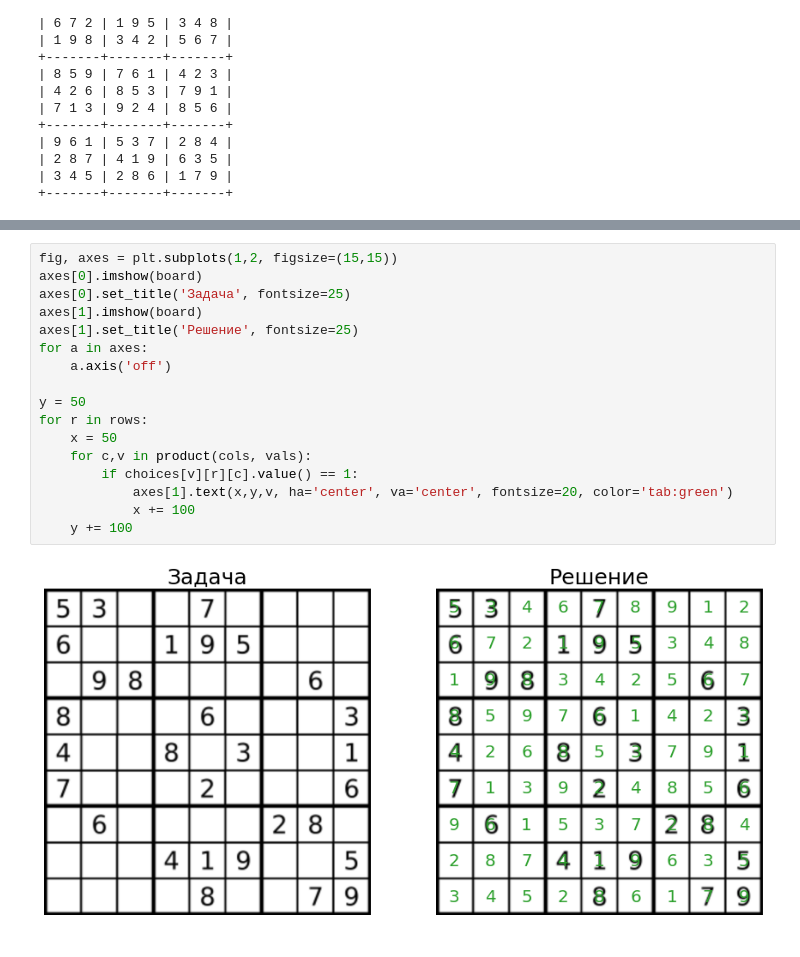
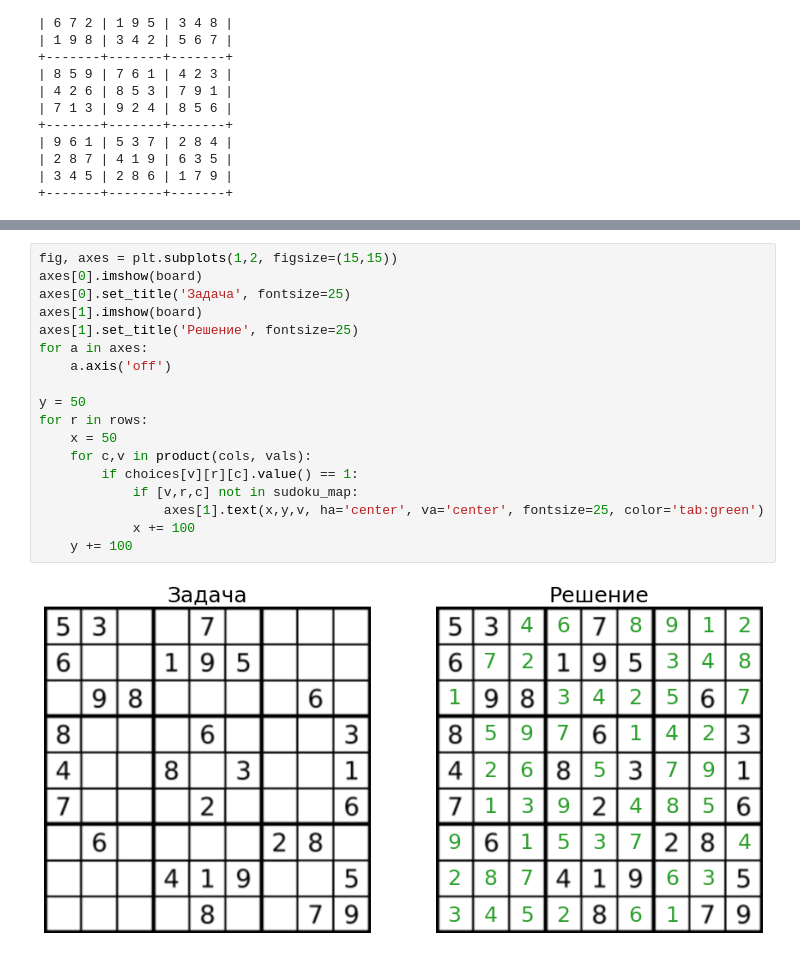
Before and after one commit to Rhinestone1337/sudoku-solver, a Jupyter notebook: sudoku pulp opencv.ipynb, the cells around one changed output, grey strips where cells are left out. Drawn from its saved outputs; the diff is of its cells as text.

```diff
--- a/sudoku pulp opencv.ipynb
+++ b/sudoku pulp opencv.ipynb
@@ -218,19 +234,20 @@ choices['9']['1']['1'].value()
 # %%
 fig, axes = plt.subplots(1,2, figsize=(15,15))
 axes[0].imshow(board)
 axes[0].set_title('Задача', fontsize=25)
 axes[1].imshow(board)
 axes[1].set_title('Решение', fontsize=25)
 for a in axes:
     a.axis('off')
 
 y = 50
 for r in rows:
     x = 50
     for c,v in product(cols, vals):
         if choices[v][r][c].value() == 1:
-            axes[1].text(x,y,v, ha='center', va='center', fontsize=20, color='tab:green')
+            if [v,r,c] not in sudoku_map:
+                axes[1].text(x,y,v, ha='center', va='center', fontsize=25, color='tab:green')
             x += 100
     y += 100
 # %% [output]
-[figure, old version]
+[figure, new version]
```
Also changed, not shown: parts of 1 cell of this notebook.
